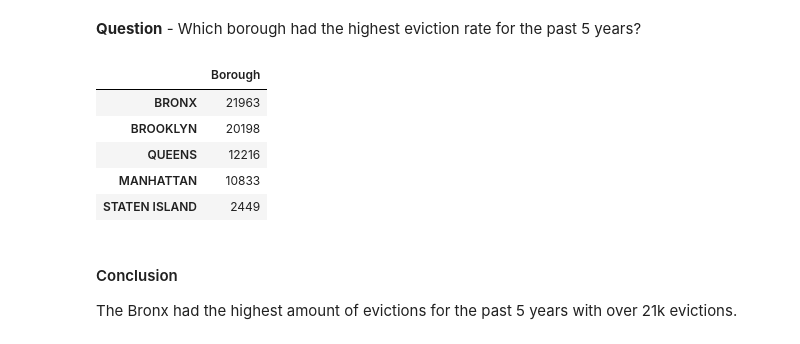
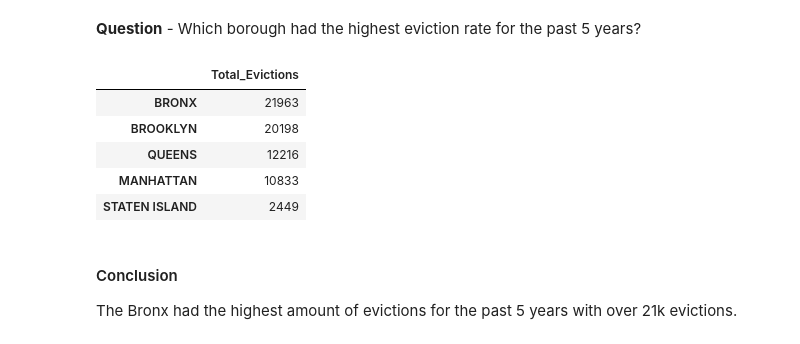
Before and after one commit to mmsouza114/Project01-Evictions, a Jupyter notebook: python-files/Analyzing-NYC-Evictions2017-2022.ipynb, the cells around one changed output. Saved outputs shown, nothing was run; the diff lists cells and outputs as text; code cells hidden in the pictures.

```diff
--- a/python-files/Analyzing-NYC-Evictions2017-2022.ipynb
+++ b/python-files/Analyzing-NYC-Evictions2017-2022.ipynb
@@ -432,9 +447,10 @@ df_subset.to_csv('/Users/Mo/Desktop/NYC-Evictions-Analysis/csv-files/transformed
 **Question** - Which borough had the highest eviction rate for the past 5 years? <a class="anchor" id="12"></a>
 # %%
 ## Find the highest eviction rate in each borough for the past 5 years
-df_subset['Borough'].value_counts().to_frame()
+borough_totals = df_subset.Borough.value_counts().to_frame('Total_Evictions')
+borough_totals
 # %% [output]
-|  | Borough |
+|  | Total_Evictions |
 | BRONX | 21963 |
 | BROOKLYN | 20198 |
 | QUEENS | 12216 |
```
Also changed, not shown: parts of 9 cells of this notebook.
